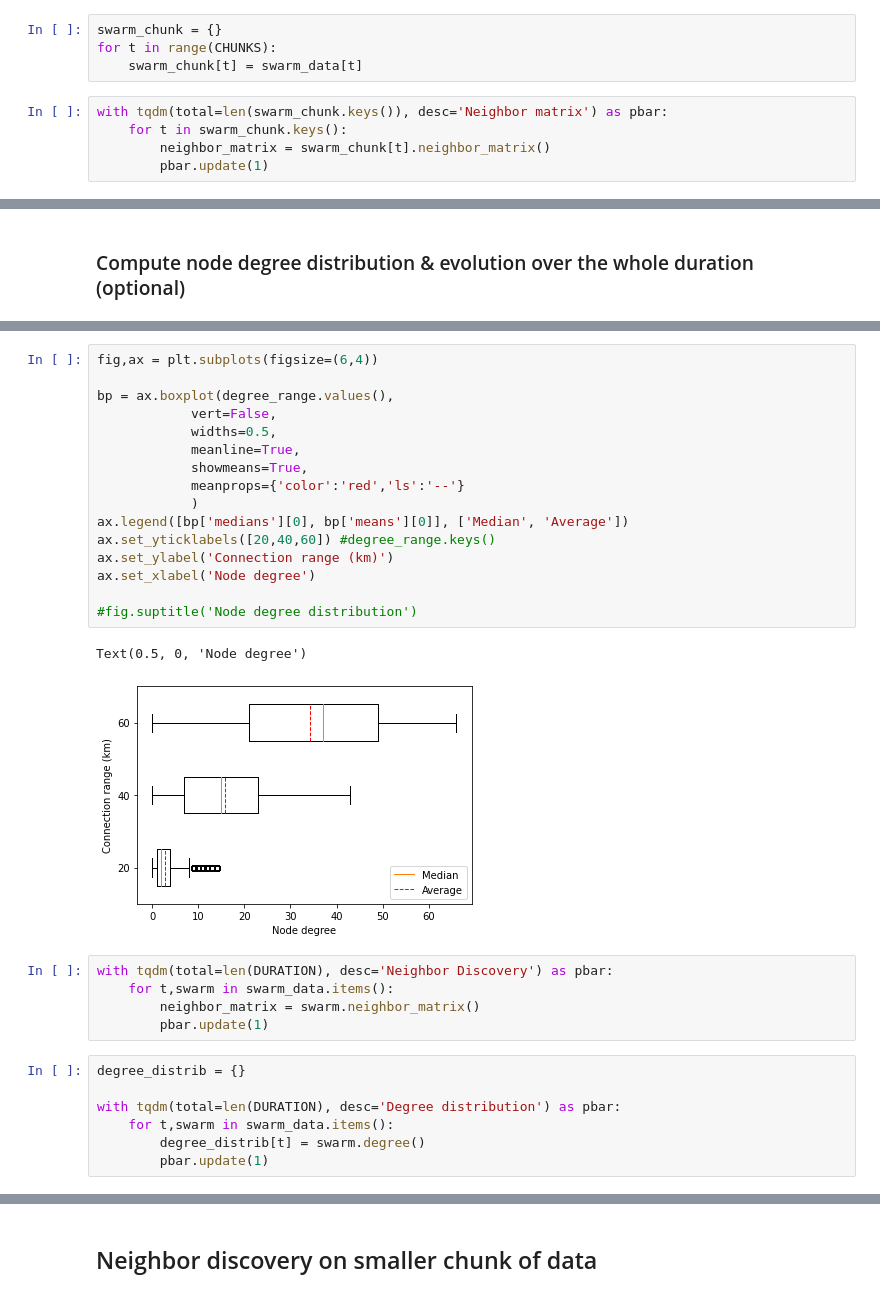
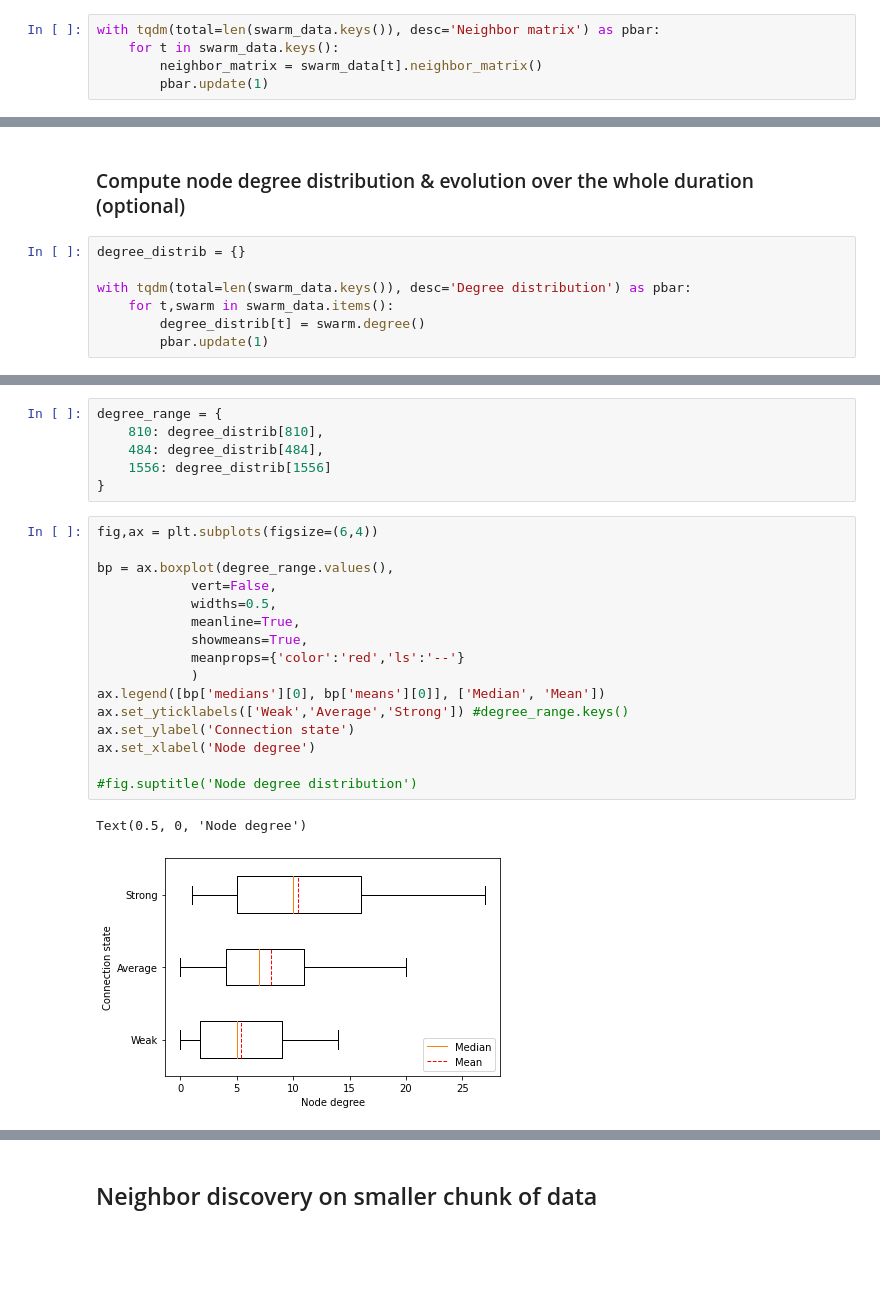
Before and after one commit to eakopyan/SwarmPy_Simulator, a Jupyter notebook: src/swarm_characterization.ipynb, the cells around one changed output, grey strips where cells are left out. Cells and saved outputs as stored; diff of their text form; blank space fills up the shorter version.

Commit message:
figures for paper

```diff
--- a/src/swarm_characterization.ipynb
+++ b/src/swarm_characterization.ipynb
@@ -50,13 +50,9 @@ with tqdm(total = len(DURATION), desc = 'Converting to Swarm') as pbar:
 print(swarm_data[0])
 # %% [output]
 Swarm of 100 node(s), connection range: 30000
-# %%
-swarm_chunk = {}
-for t in range(CHUNKS):
-    swarm_chunk[t] = swarm_data[t]
 # %%
-with tqdm(total=len(swarm_chunk.keys()), desc='Neighbor matrix') as pbar:
-    for t in swarm_chunk.keys():
-        neighbor_matrix = swarm_chunk[t].neighbor_matrix()
+with tqdm(total=len(swarm_data.keys()), desc='Neighbor matrix') as pbar:
+    for t in swarm_data.keys():
+        neighbor_matrix = swarm_data[t].neighbor_matrix()
         pbar.update(1)
 # %%
@@ -77,2 +62,9 @@ with open('fig_2c.csv', 'w', encoding='UTF8', newline='') as f:
 # %% [markdown]
 ### Compute node degree distribution & evolution over the whole duration (optional)
+# %%
+degree_distrib = {}
+
+with tqdm(total=len(swarm_data.keys()), desc='Degree distribution') as pbar:
+    for t,swarm in swarm_data.items():
+        degree_distrib[t] = swarm.degree()
+        pbar.update(1)
@@ -79,31 +104,25 @@ with open('fig_2c.csv', 'w', encoding='UTF8', newline='') as f:
+# %%
+degree_range = {
+    810: degree_distrib[810],
+    484: degree_distrib[484],
+    1556: degree_distrib[1556]
+}
 # %%
 fig,ax = plt.subplots(figsize=(6,4))
 
 bp = ax.boxplot(degree_range.values(),
             vert=False,
             widths=0.5,
             meanline=True,
             showmeans=True,
             meanprops={'color':'red','ls':'--'}
             )
-ax.legend([bp['medians'][0], bp['means'][0]], ['Median', 'Average'])
-ax.set_yticklabels([20,40,60]) #degree_range.keys()
-ax.set_ylabel('Connection range (km)')
+ax.legend([bp['medians'][0], bp['means'][0]], ['Median', 'Mean'])
+ax.set_yticklabels(['Weak','Average','Strong']) #degree_range.keys()
+ax.set_ylabel('Connection state')
 ax.set_xlabel('Node degree')
 
 #fig.suptitle('Node degree distribution')
 # %% [output]
 Text(0.5, 0, 'Node degree')
-[figure, old version]
+[figure, new version]
-# %%
-with tqdm(total=len(DURATION), desc='Neighbor Discovery') as pbar:
-    for t,swarm in swarm_data.items():
-        neighbor_matrix = swarm.neighbor_matrix()
-        pbar.update(1)
-# %%
-degree_distrib = {}
-
-with tqdm(total=len(DURATION), desc='Degree distribution') as pbar:
-    for t,swarm in swarm_data.items():
-        degree_distrib[t] = swarm.degree()
-        pbar.update(1)
```
Also changed, not shown: parts of 25 cells of this notebook, 7 other files.
